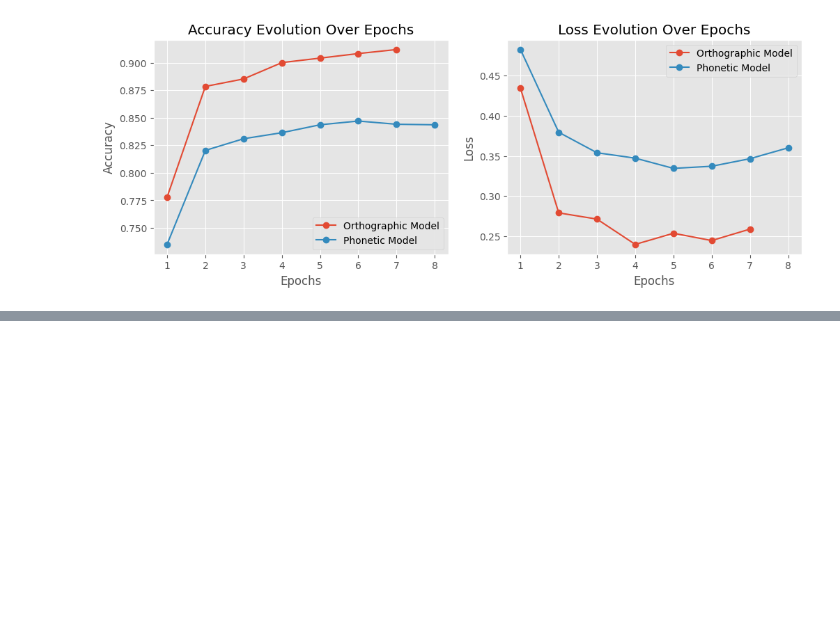
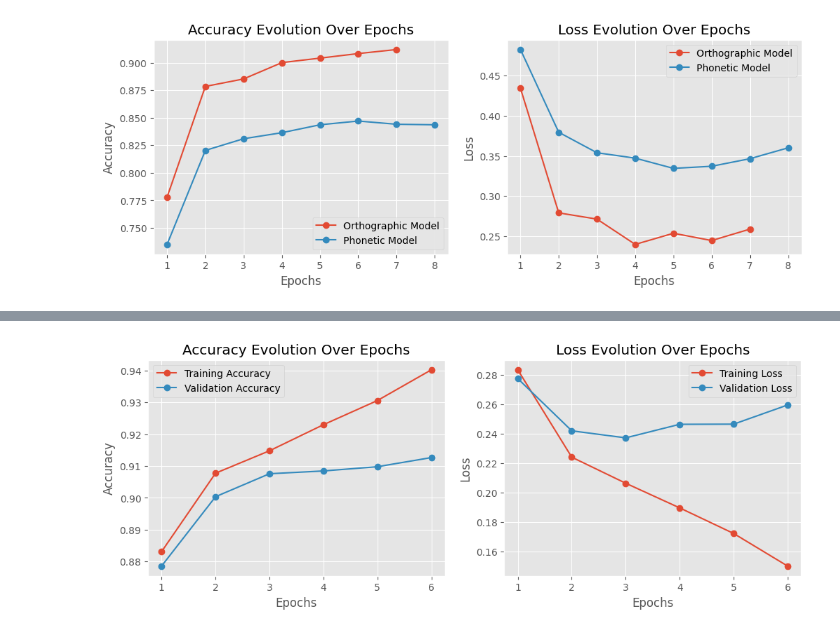
Before and after one commit to NazaninShafiabadi/gender_prediction, a Jupyter notebook: src/main_suffix_vs_non-suffix.ipynb, the cells around one changed output, grey strips where cells are left out. Saved outputs shown, nothing was run; the diff lists cells and outputs as text; code cells hidden in the pictures; blank space fills up the shorter version.

```diff
--- a/src/main_suffix_vs_non-suffix.ipynb
+++ b/src/main_suffix_vs_non-suffix.ipynb
@@ -313,0 +316,3 @@ plot_metrics(valid_accuracies, valid_losses)
+# %%
+orth_train = pd.read_csv('../data/orth_train.csv')
+orth_train
@@ -313,0 +350,10 @@ plot_metrics(valid_accuracies, valid_losses)
+# %%
+orth_train_set, orth_valid_set = train_test_split(orth_train, test_size=0.2)
+
+orth_train_generator = DataGenerator(orth_train_set, reverse_nouns=False)
+orth_valid_generator = DataGenerator(orth_valid_set, parentgenerator=orth_train_generator, reverse_nouns=False)
+
+orth_model = GenderLSTM(orth_train_generator, embedding_dim, hidden_size, device=DEVICE, reversed=False)
+orth_train_metrics, orth_valid_metrics = orth_model.train_model(
+    orth_train_generator, orth_valid_generator, n_epochs, batch_size, lr, save_model='../saved_models/nlexique_orth_model_regular.pth'
+    )
@@ -313,0 +378,10 @@ plot_metrics(valid_accuracies, valid_losses)
+# %%
+accuracies = {'Training Accuracy': orth_train_metrics['accuracy'],
+              'Validation Accuracy': orth_valid_metrics['accuracy']}
+
+losses = {'Training Loss': orth_train_metrics['loss'],
+          'Validation Loss': orth_valid_metrics['loss']}
+
+plot_metrics(accuracies, losses)
+# %% [output]
+[figure, added]
```
Also changed, not shown: parts of 21 cells of this notebook.
